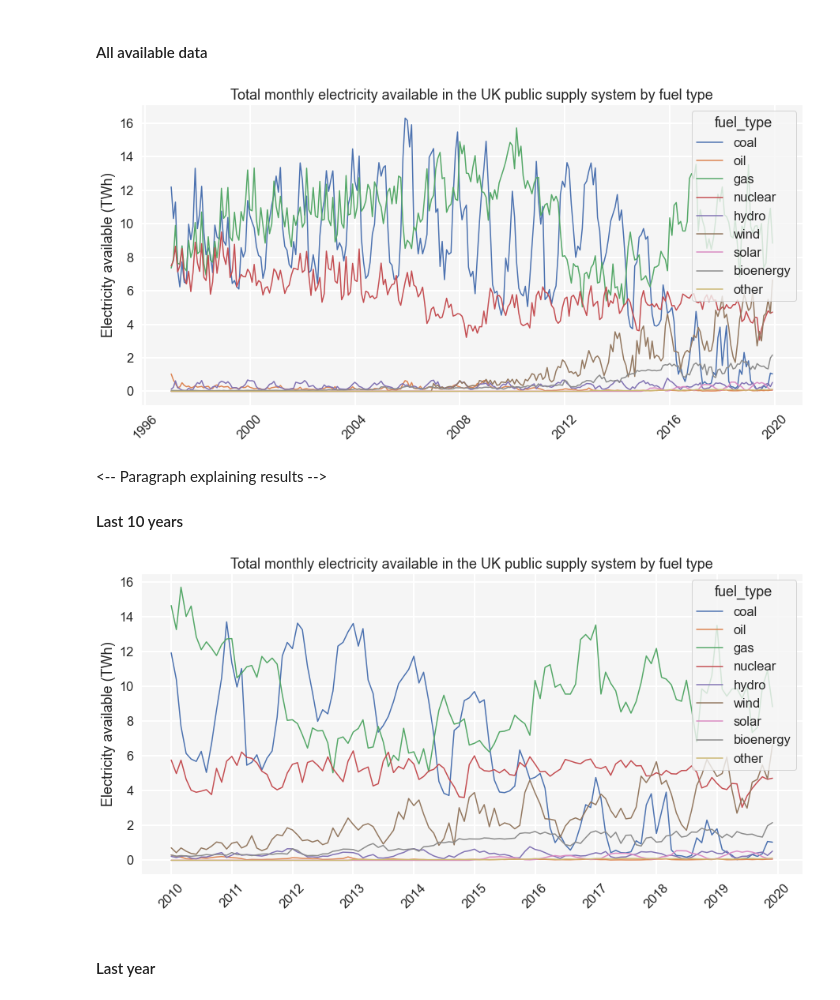
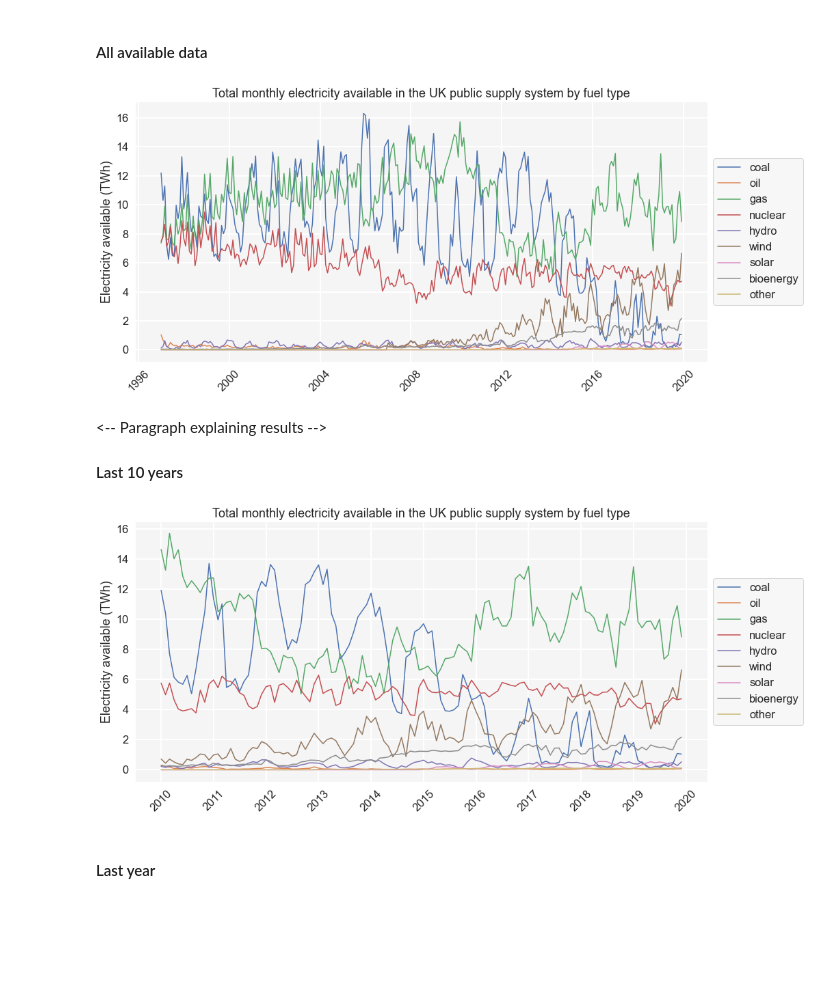
Before and after one commit to robynfsj/cfg-big-data-challenge, a Jupyter notebook: notebooks/submission.ipynb, the cells around one changed output. Cells and saved outputs as stored; diff of their text form; code cells hidden in the pictures; blank space fills up the shorter version.

Commit message:
Move legends on plots

```diff
--- a/notebooks/submission.ipynb
+++ b/notebooks/submission.ipynb
@@ -484,34 +484,39 @@ electricity_available
 # %%
 # Select data to plot (here we want to exclude 2020 data).
 start_date = '1995-01-01'
 end_date = '2019-12-31'
 
 elec_avail_type_plot_data = elec_avail_type.loc[(elec_avail_type['date'] >= start_date) &
                                                 (elec_avail_type['date'] <= end_date)]
 
 # Set plot style.
 sns.set_theme(style='darkgrid',
               context='notebook',
               font_scale = 1.5)
 sns.set_style({'axes.facecolor': 'whitesmoke'})
 sns.set_context({'grid.linewidth': 2})
 
 # Plot axes.
 fig, ax = plt.subplots(figsize=(15, 7))
 ax.xaxis.set_major_formatter(DateFormatter('%Y'))
 plt.xticks(rotation=45)
 
 # Plot data.
 sns.lineplot(x='date',
              y='electricity_available',
              hue='fuel_type',
              data=elec_avail_type_plot_data).set(xlabel='',
                                                   ylabel = 'Electricity available (TWh)',
                                                   title='Total monthly electricity '
                                                   'available in the UK public supply '
-                                                  'system by fuel type');
+                                                  'system by fuel type')
+
+# Change legend position.
+ax.legend(loc='center left',
+          bbox_to_anchor=(1, 0.5),
+          ncol=1);
 # %% [output]
-[figure, old version]
+[figure, new version]
 # %% [markdown]
 <-- Paragraph explaining results -->
 
@@ -544,9 +549,14 @@ sns.lineplot(x='date',
                                                   ylabel = 'Electricity available (TWh)',
                                                   title='Total monthly electricity '
                                                   'available in the UK public supply '
-                                                  'system by fuel type');
+                                                  'system by fuel type')
+
+# Change legend position.
+ax.legend(loc='center left',
+          bbox_to_anchor=(1, 0.5),
+          ncol=1);
 # %% [output]
-[figure, old version]
+[figure, new version]
 # %% [markdown]
 #### Last year
 # %%
```
Also changed, not shown: parts of 6 cells of this notebook.
